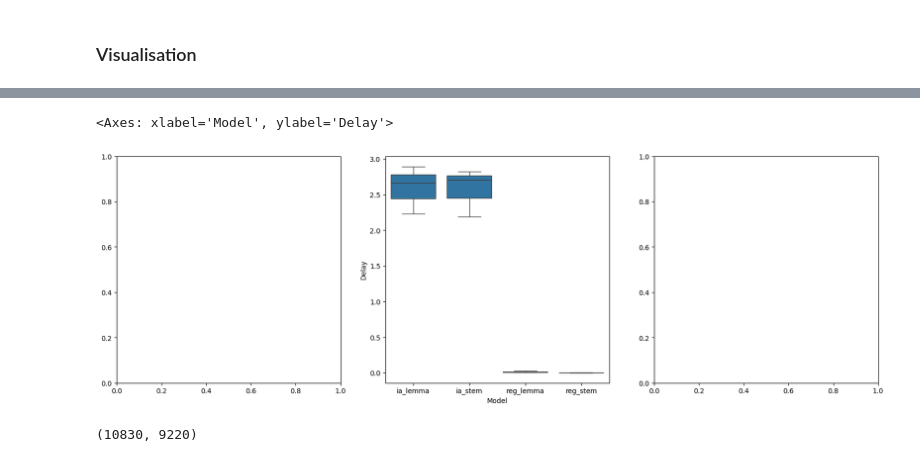
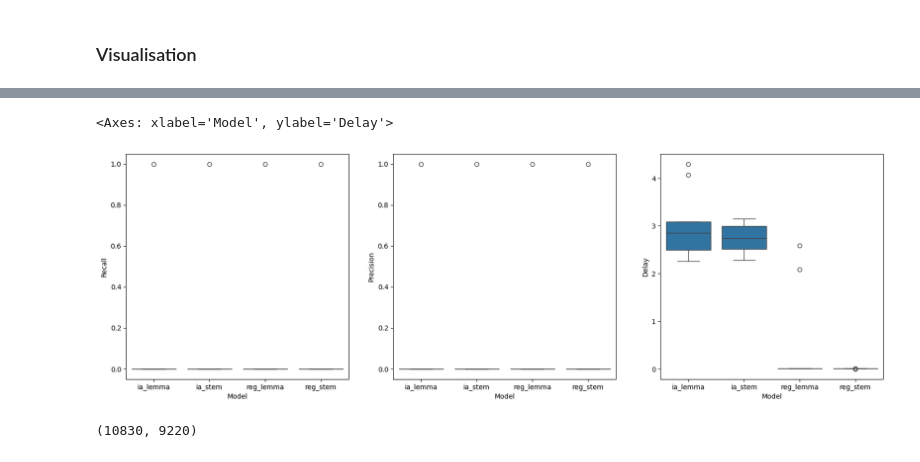
Before and after one commit to Ryustiel/LO17, a Jupyter notebook: evaluation.ipynb, the cells around one changed output, grey strips where cells are left out. Saved outputs shown, nothing was run; the diff lists cells and outputs as text; code cells hidden in the pictures.

```diff
--- a/evaluation.ipynb
+++ b/evaluation.ipynb
@@ -44,8 +44,8 @@ snowball_stem("trousseaux")[0]
 'trousseau'
 # %%
 STANDARDIZE: Callable[[str], str] = lambda x: re.sub(r"[^\w\s]", "", re.sub(r"'", " ", x.strip().lower()))
-TOKENIZE_LEMMATIZE: Callable[[List[str]], List[str]] = lambda x: lemma_substitutions.get(STANDARDIZE(x), STANDARDIZE(x))
-TOKENIZE_STEM: Callable[[List[str]], List[str]] = lambda x: stem_substitutions.get(STANDARDIZE(x), STANDARDIZE(x))
+TOKENIZE_LEMMATIZE: Callable[[List[str]], List[str]] = lambda x: lemma_substitutions.get(STANDARDIZE(x), None) or spacy_lemmatize(STANDARDIZE(x))[0]
+TOKENIZE_STEM: Callable[[List[str]], List[str]] = lambda x: stem_substitutions.get(STANDARDIZE(x), None) or snowball_stem(STANDARDIZE(x))[0]
 
 def APPLY(q: Query, func: callable, fields: List[str]) -> Query:
     """Apply a function to the tokens in specified fields of a Query object."""
@@ -55,22 +55,26 @@ def APPLY(q: Query, func: callable, fields: List[str]) -> Query:
 
 def recherche_lemma_ia(query: str) -> List[Document]:
     q = Query.llm_build(query)
-    APPLY(q, TOKENIZE_LEMMATIZE, ["keywords", "excluded_keywords", "title_contains"])
-    APPLY(q, STANDARDIZE, ["rubriques", "excluded_rubriques"])
+    APPLY(q, TOKENIZE_LEMMATIZE, ["content_terms", "negated_content_terms", "title_terms"])
+    APPLY(q, STANDARDIZE, ["rubric_terms", "negated_rubric_terms"])
     return q.search(documents={d.document_id: d for d in CORPUS.documents}, index=INDEXES["lemmatized"])
 
 def recherche_stem_ia(query: str) -> List[Document]:
     q = Query.llm_build(query)
-    APPLY(q, TOKENIZE_LEMMATIZE, ["keywords", "excluded_keywords", "title_contains"])
-    APPLY(q, STANDARDIZE, ["rubriques", "excluded_rubriques"])
+    APPLY(q, TOKENIZE_STEM, ["content_terms", "negated_content_terms", "title_terms"])
+    APPLY(q, STANDARDIZE, ["rubric_terms", "negated_rubric_terms"])
     return q.search(documents={d.document_id: d for d in CORPUS.documents}, index=INDEXES["stemmed"])
 
 def recherche_lemma_regex(query: str) -> List[Document]:
     q = Query.build(query)
+    APPLY(q, TOKENIZE_LEMMATIZE, ["content_terms", "negated_content_terms", "title_terms"])
+    APPLY(q, STANDARDIZE, ["rubric_terms", "negated_rubric_terms"])
     return q.search(documents={d.document_id: d for d in CORPUS.documents}, index=INDEXES["lemmatized"])
 
 def recherche_stem_regex(query: str) -> List[Document]:
     q = Query.build(query)
+    APPLY(q, TOKENIZE_STEM, ["content_terms", "negated_content_terms", "title_terms"])
+    APPLY(q, STANDARDIZE, ["rubric_terms", "negated_rubric_terms"])
     return q.search(documents={d.document_id: d for d in CORPUS.documents}, index=INDEXES["stemmed"])
 # %%
 Query.llm_build("Quels sont les articles parus entre le 3 mars 2013 et le 4 mai 2013 évoquant les Etats-Unis ?")
@@ -89,0 +274,3 @@ TRUTH: Dict[str, List[Document]] = {
+# %%
+TRUTH = {v["requete_utilisateur"]: v["resultat_attendu"]["valeurs"] for v in var}
+TRUTH.keys()
@@ -104,7 +307,7 @@ for layer, search in zip(CASES, EVALUATORS):
         results = [d.document_id for d in search(query)]
 
         row = {
-            "Recall":    len(set(results) & set(truth)) / len(truth),
+            "Recall":    len(set(results) & set(truth)) / len(truth) if len(truth) > 0 else 0.0,
             "Precision": len(set(results) & set(truth)) / len(results) if len(results) > 0 else 0.0,
             "Size":      len(results),
             "Delay":     (datetime.datetime.now() - start).total_seconds(),
@@ -143,13 +378,15 @@ df.head(2)
 # %%
 import matplotlib.pyplot as plt
 import seaborn as sns
 
 fig, axs = plt.subplots(1, 3, figsize=(20, 6))
 
-sns.boxplot(x="Model", y="Delay", data=df, ax=axs[1])
+sns.boxplot(x="Model", y="Recall", data=df, ax=axs[0])
+sns.boxplot(x="Model", y="Precision", data=df, ax=axs[1])
+sns.boxplot(x="Model", y="Delay", data=df, ax=axs[2])
 # %% [output]
 <Axes: xlabel='Model', ylabel='Delay'>
-[figure, old version]
+[figure, new version]
 # %%
 lemmes_uniques = set(lemma_substitutions.values())
 stemmes_uniques = set(stem_substitutions.values())
```
Also changed, not shown: parts of 11 cells of this notebook.
